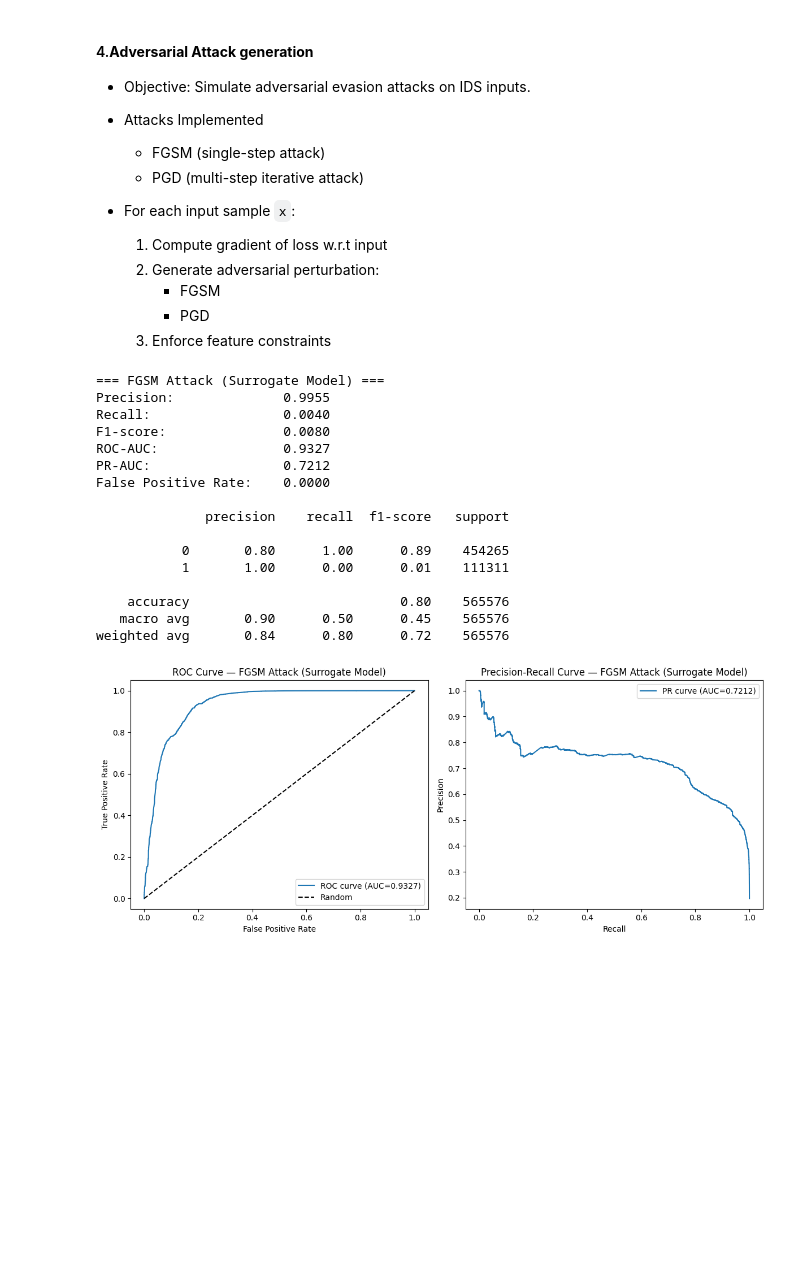
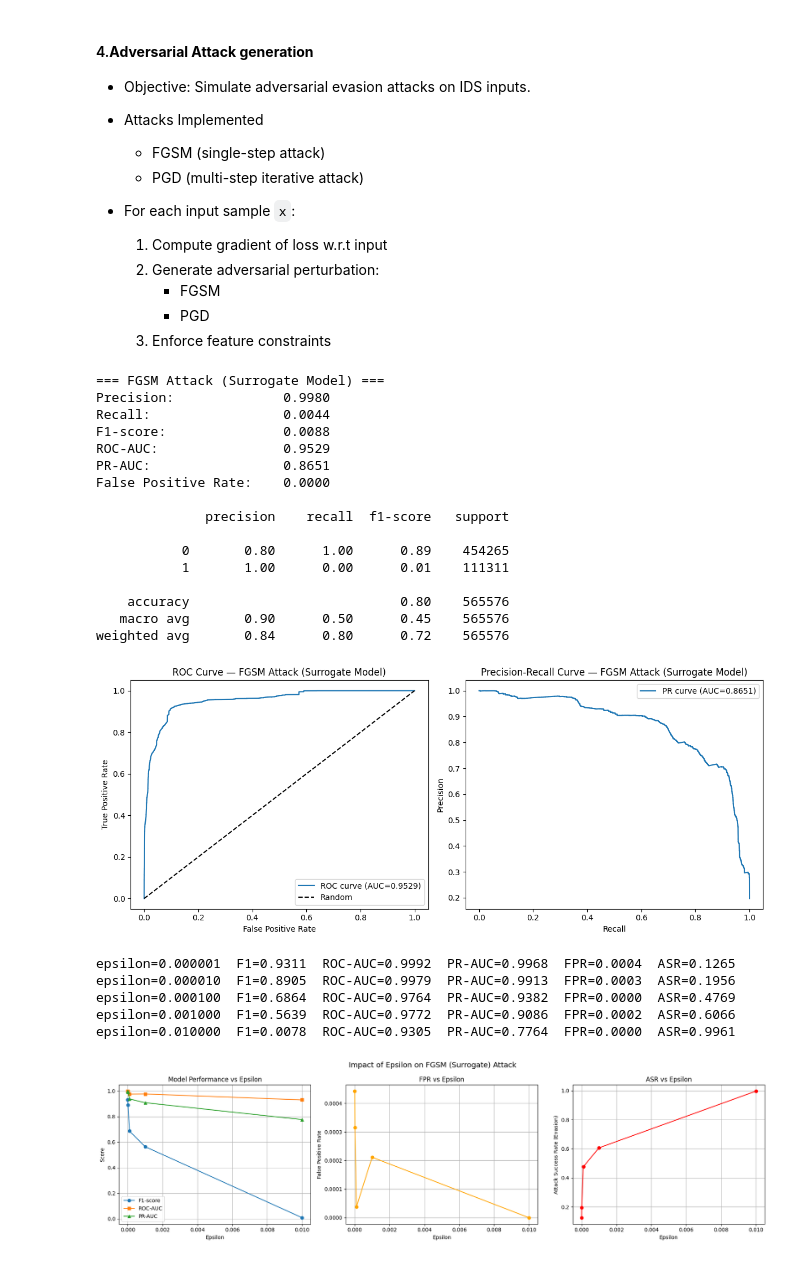
Before and after one commit to Karamoko27/ELG5271-Project-Adaptive-and-Failure-Aware-Adversarial-Defense-for-ML-Based-IDS, a Jupyter notebook: nids.ipynb, the cells around one changed output. Saved outputs shown, nothing was run; the diff lists cells and outputs as text; code cells hidden in the pictures; blank space fills up the shorter version.

```diff
--- a/nids.ipynb
+++ b/nids.ipynb
@@ -313,7 +330,7 @@ def fgsm_attack_xgb(model, X, y, epsilon=0.01, delta=1e-4):
 # %%
 # FGSM implementation Option 2 - Using Surrogate neural network to approximate the gradient
 # transfer based attack
-def fgsm_attack_surrogate(model, X, y, epsilon=0.01, surrogate_epochs=10):
+def fgsm_attack_surrogate(model, X, y, epsilon=0.001, surrogate_epochs=10):
     import torch
 
     # Support both numpy arrays and DataFrames
@@ -419,11 +436,11 @@ evaluate_model(y_test, y_pred_adv_surrogate, y_proba_adv_surrogate,
                title="FGSM Attack (Surrogate Model)")
 # %% [output]
 === FGSM Attack (Surrogate Model) ===
-Precision:              0.9955
-Recall:                 0.0040
-F1-score:               0.0080
-ROC-AUC:                0.9327
-PR-AUC:                 0.7212
+Precision:              0.9980
+Recall:                 0.0044
+F1-score:               0.0088
+ROC-AUC:                0.9529
+PR-AUC:                 0.8651
 False Positive Rate:    0.0000
 
               precision    recall  f1-score   support
@@ -434,4 +451,69 @@ False Positive Rate:    0.0000
     accuracy                           0.80    565576
    macro avg       0.90      0.50      0.45    565576
 weighted avg       0.84      0.80      0.72    565576
-[figure, old version]
+[figure, new version]
+# %%
+# Impact of epsilon on FGSM (surrogate) attack
+epsilons = [0.000001, 0.00001, 0.0001, 0.001, 0.01]
+
+y_pred_clean = model.predict(X_test_scaled)
+y_test_arr = y_test.values
+
+results = []
+for eps in epsilons:
+    X_adv = fgsm_attack_surrogate(model, X_test_scaled, y_test, epsilon=eps, surrogate_epochs=10)
+    y_pred_adv = model.predict(X_adv)
+    y_proba_adv = model.predict_proba(X_adv)[:, 1]
+
+    f1 = f1_score(y_test, y_pred_adv)
+    auc_roc = roc_auc_score(y_test, y_proba_adv)
+    precision_curve, recall_curve, _ = precision_recall_curve(y_test, y_proba_adv)
+    pr_auc = auc(recall_curve, precision_curve)
+    tn, fp, fn, tp = confusion_matrix(y_test, y_pred_adv).ravel()
+    fpr_val = fp / (fp + tn)
+
+    # ASR: among ATTACK samples correctly classified originally, fraction flipped to BENIGN (evasion)
+    attack_correct_mask = (y_pred_clean == y_test_arr) & (y_test_arr == 1)
+    asr = np.mean(y_pred_adv[attack_correct_mask] != y_test_arr[attack_correct_mask])
+
+    results.append({
+        'epsilon': eps, 'F1': f1, 'ROC-AUC': auc_roc,
+        'PR-AUC': pr_auc, 'FPR': fpr_val, 'ASR': asr
+    })
+    print(f"epsilon={eps:.6f}  F1={f1:.4f}  ROC-AUC={auc_roc:.4f}  PR-AUC={pr_auc:.4f}  FPR={fpr_val:.4f}  ASR={asr:.4f}")
+
+results_df = pd.DataFrame(results)
+
+fig, axes = plt.subplots(1, 3, figsize=(18, 5))
+fig.suptitle("Impact of Epsilon on FGSM (Surrogate) Attack", fontsize=14)
+
+axes[0].plot(results_df['epsilon'], results_df['F1'], marker='o', label='F1-score')
+axes[0].plot(results_df['epsilon'], results_df['ROC-AUC'], marker='s', label='ROC-AUC')
+axes[0].plot(results_df['epsilon'], results_df['PR-AUC'], marker='^', label='PR-AUC')
+axes[0].set_xlabel("Epsilon")
+axes[0].set_ylabel("Score")
+axes[0].set_title("Model Performance vs Epsilon")
+axes[0].legend()
+axes[0].grid(True)
+
+axes[1].plot(results_df['epsilon'], results_df['FPR'], marker='o', color='orange')
+axes[1].set_xlabel("Epsilon")
+axes[1].set_ylabel("False Positive Rate")
+axes[1].set_title("FPR vs Epsilon")
+axes[1].grid(True)
+
+axes[2].plot(results_df['epsilon'], results_df['ASR'], marker='o', color='red')
+axes[2].set_xlabel("Epsilon")
+axes[2].set_ylabel("Attack Success Rate (Evasion)")
+axes[2].set_title("ASR vs Epsilon")
+axes[2].grid(True)
+
+plt.tight_layout()
+plt.show()
+# %% [output]
+epsilon=0.000001  F1=0.9311  ROC-AUC=0.9992  PR-AUC=0.9968  FPR=0.0004  ASR=0.1265
+epsilon=0.000010  F1=0.8905  ROC-AUC=0.9979  PR-AUC=0.9913  FPR=0.0003  ASR=0.1956
+epsilon=0.000100  F1=0.6864  ROC-AUC=0.9764  PR-AUC=0.9382  FPR=0.0000  ASR=0.4769
+epsilon=0.001000  F1=0.5639  ROC-AUC=0.9772  PR-AUC=0.9086  FPR=0.0002  ASR=0.6066
+epsilon=0.010000  F1=0.0078  ROC-AUC=0.9305  PR-AUC=0.7764  FPR=0.0000  ASR=0.9961
+[figure, added]
```
Also changed, not shown: parts of 4 cells of this notebook.
